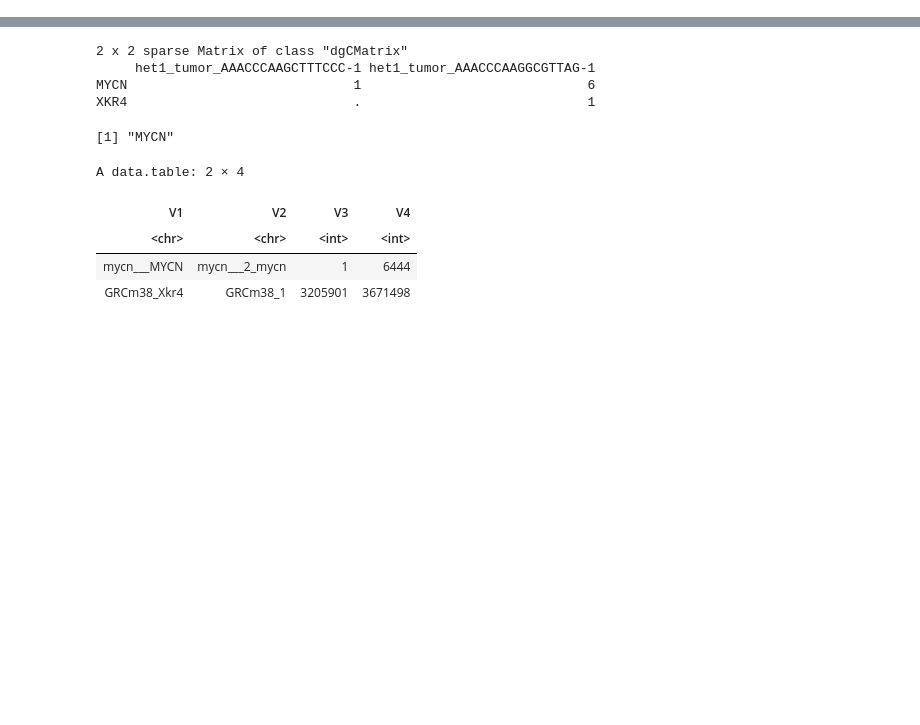
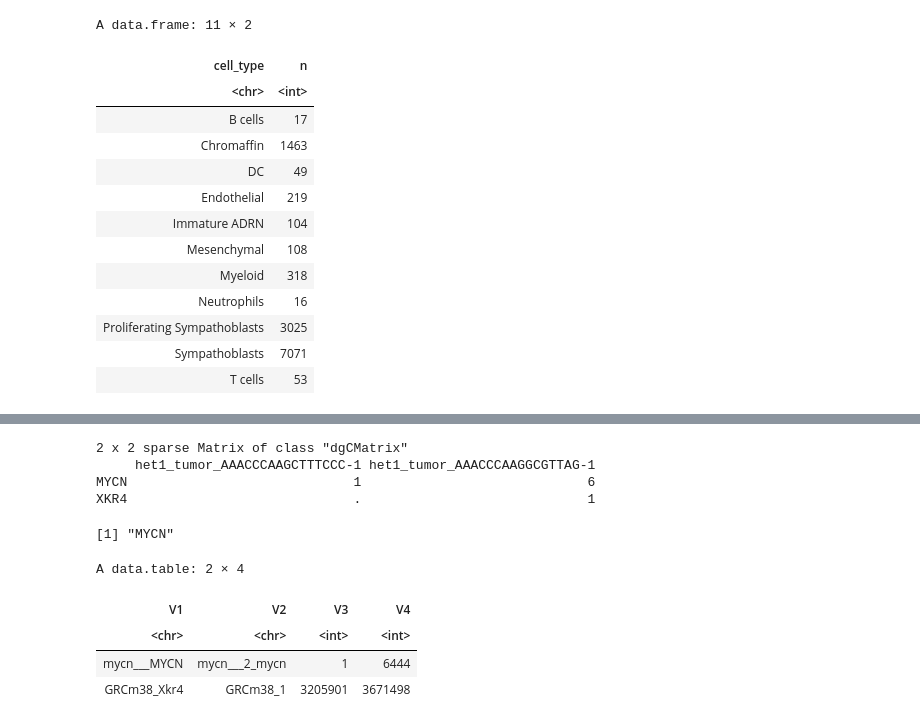
Before and after one commit to hiraksarkar/neuroblastoma_analysis, a Jupyter notebook: notebook/InferCNV_Analysis.ipynb, the cells around one changed output, grey strips where cells are left out. Saved outputs shown, nothing was run; the diff lists cells and outputs as text; code cells hidden in the pictures; blank space fills up the shorter version.

```diff
--- a/notebook/InferCNV_Analysis.ipynb
+++ b/notebook/InferCNV_Analysis.ipynb
@@ -10,0 +102,9 @@ suppressPackageStartupMessages({
+# %%
+seurat_obj_list = lapply(
+    names(raw.count.objs),
+    function(sample.name)  CreateSeuratObject(
+        counts = count_matrix_list[[sample.name]],
+        project = paste("mnb5",sample.name, sep="_"),
+        min.cells = 3,
+        min.features = 500
+    ))
@@ -10,0 +179,30 @@ suppressPackageStartupMessages({
+# %%
+sample_name = 'het1_tumor'
+count_matrix = readRDS(
+    glue::glue(
+                '/home/hsarkar/Projects/neuroblastoma_analysis/',
+                'infercnv_files/',
+                'mouse_nb_{sample_name}_count_matrix.rmd'
+        )
+)
+
+infercnv_obj = CreateInfercnvObject(
+    raw_counts_matrix=count_matrix,
+    annotations_file= glue::glue(
+            '/home/hsarkar/Projects/neuroblastoma_analysis/',
+            'infercnv_files/',
+            'mouse_nb_{sample_name}_annot.txt'
+        ),
+    delim="\t",
+    gene_order_file = glue::glue(
+            '/home/hsarkar/Projects/neuroblastoma_analysis/',
+            'infercnv_files/mycn_gene_pos_mod.txt'
+    ),
+    ref_group_names = c(
+        'B cells',
+        'T cells',
+        'Myeloid',
+        'Neutrophils',
+        'DC'
+    )
+)
@@ -10,0 +291,21 @@ suppressPackageStartupMessages({
+# %%
+seurat.5$new_clusters[colnames(count_matrix)] %>%
+    data.frame %>%
+        tibble::rownames_to_column(var='cell') %>%
+        magrittr::set_colnames(c('cell','cell_type')) %>%
+        filter(!is.na(cell_type)) %>% count(cell_type)
+# %% [output]
+A data.frame: 11 × 2
+| cell_type | n |
+| <chr> | <int> |
+| B cells | 17 |
+| Chromaffin | 1463 |
+| DC | 49 |
+| Endothelial | 219 |
+| Immature ADRN | 104 |
+| Mesenchymal | 108 |
+| Myeloid | 318 |
+| Neutrophils | 16 |
+| Proliferating Sympathoblasts | 3025 |
+| Sympathoblasts | 7071 |
+| T cells | 53 |
```
Also changed, not shown: parts of 22 cells of this notebook, 35 other files.
